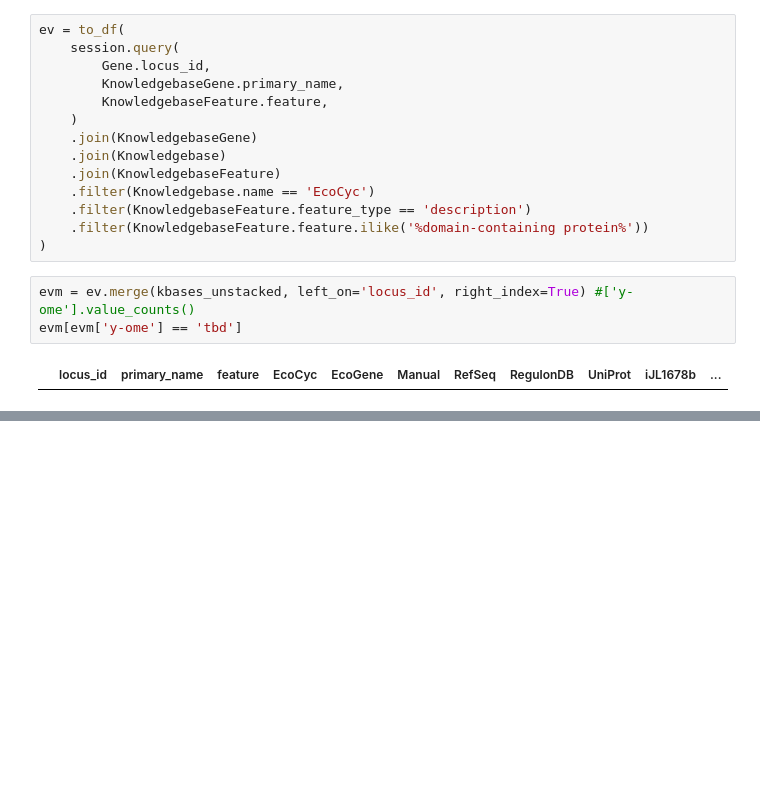
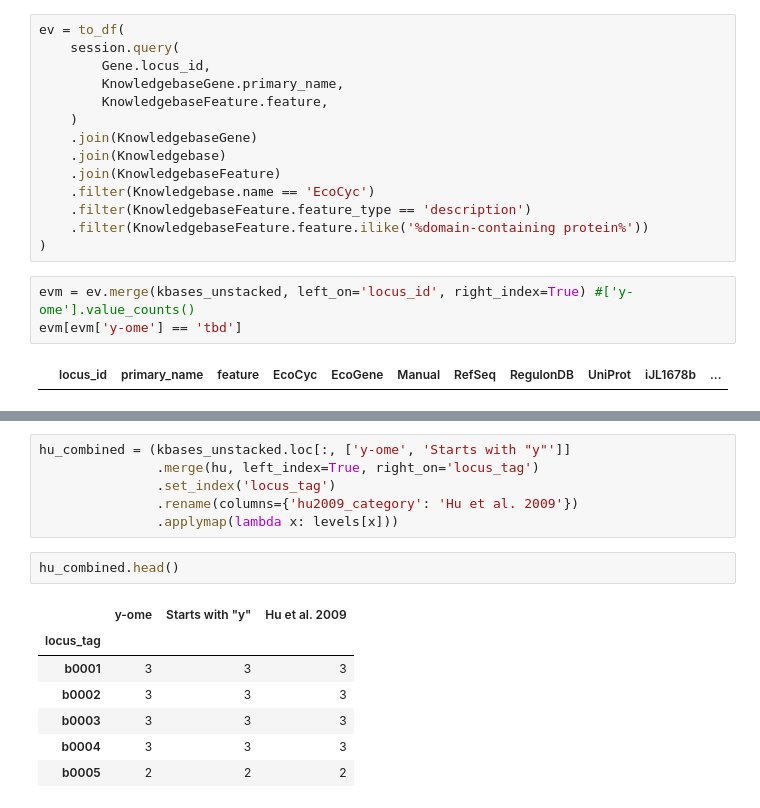
Before and after one commit to zakandrewking/y-ome, a Jupyter notebook: notebooks/17..12.06 y-ome category plots.ipynb, the cells around one changed output, grey strips where cells are left out. Drawn from its saved outputs; the diff is of its cells as text; blank space fills up the shorter version.

```diff
--- a/notebooks/17..12.06 Categories.ipynb
+++ b/notebooks/17..12.06 y-ome category plots.ipynb
@@ -249,0 +269,16 @@ evm[evm['y-ome'] == 'tbd']
+# %%
+hu_combined = (kbases_unstacked.loc[:, ['y-ome', 'Starts with "y"']]
+               .merge(hu, left_index=True, right_on='locus_tag')
+               .set_index('locus_tag')
+               .rename(columns={'hu2009_category': 'Hu et al. 2009'})
+               .applymap(lambda x: levels[x]))
+# %%
+hu_combined.head()
+# %% [output]
+|  | y-ome | Starts with "y" | Hu et al. 2009 |
+| locus_tag |  |  |  |
+| b0001 | 3 | 3 | 3 |
+| b0002 | 3 | 3 | 3 |
+| b0003 | 3 | 3 | 3 |
+| b0004 | 3 | 3 | 3 |
+| b0005 | 2 | 2 | 2 |
```
Also changed, not shown: parts of 3 cells of this notebook, 1 other file.
